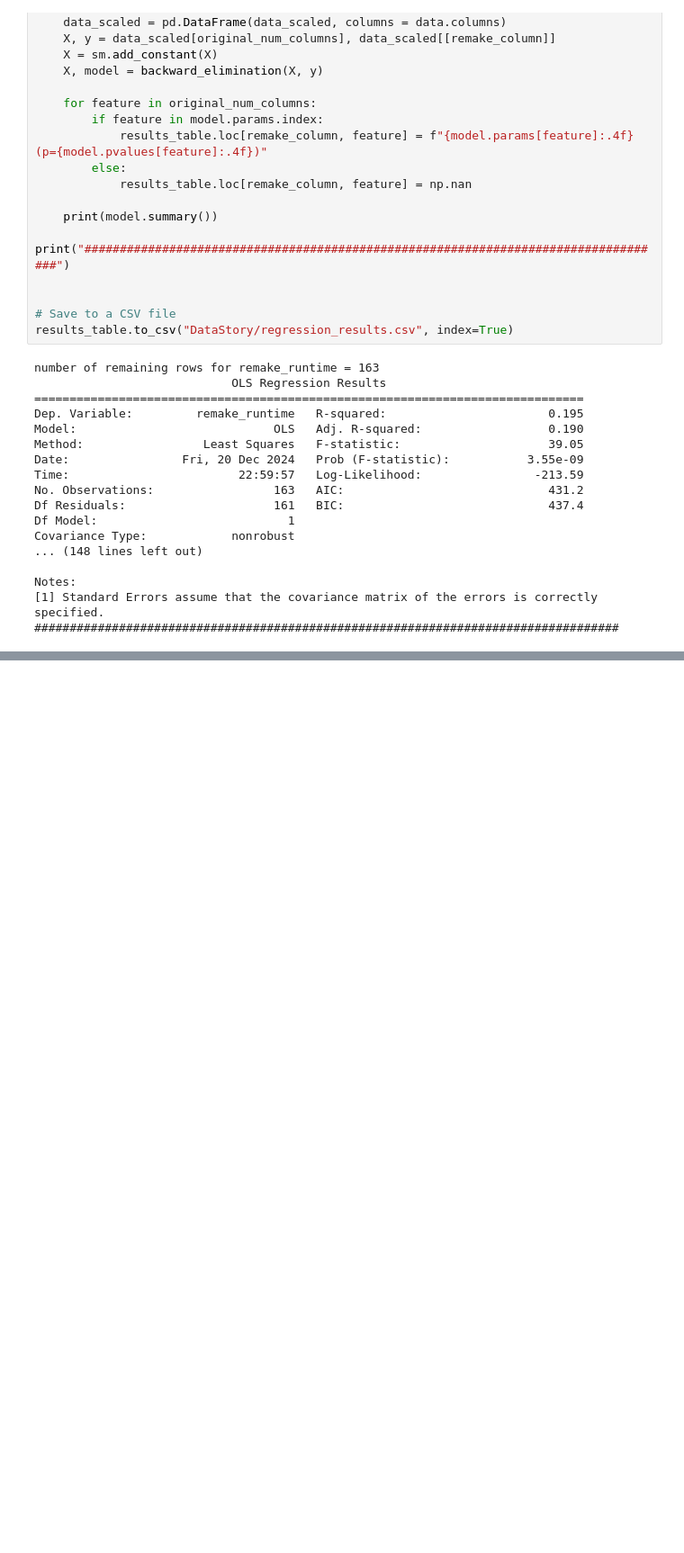
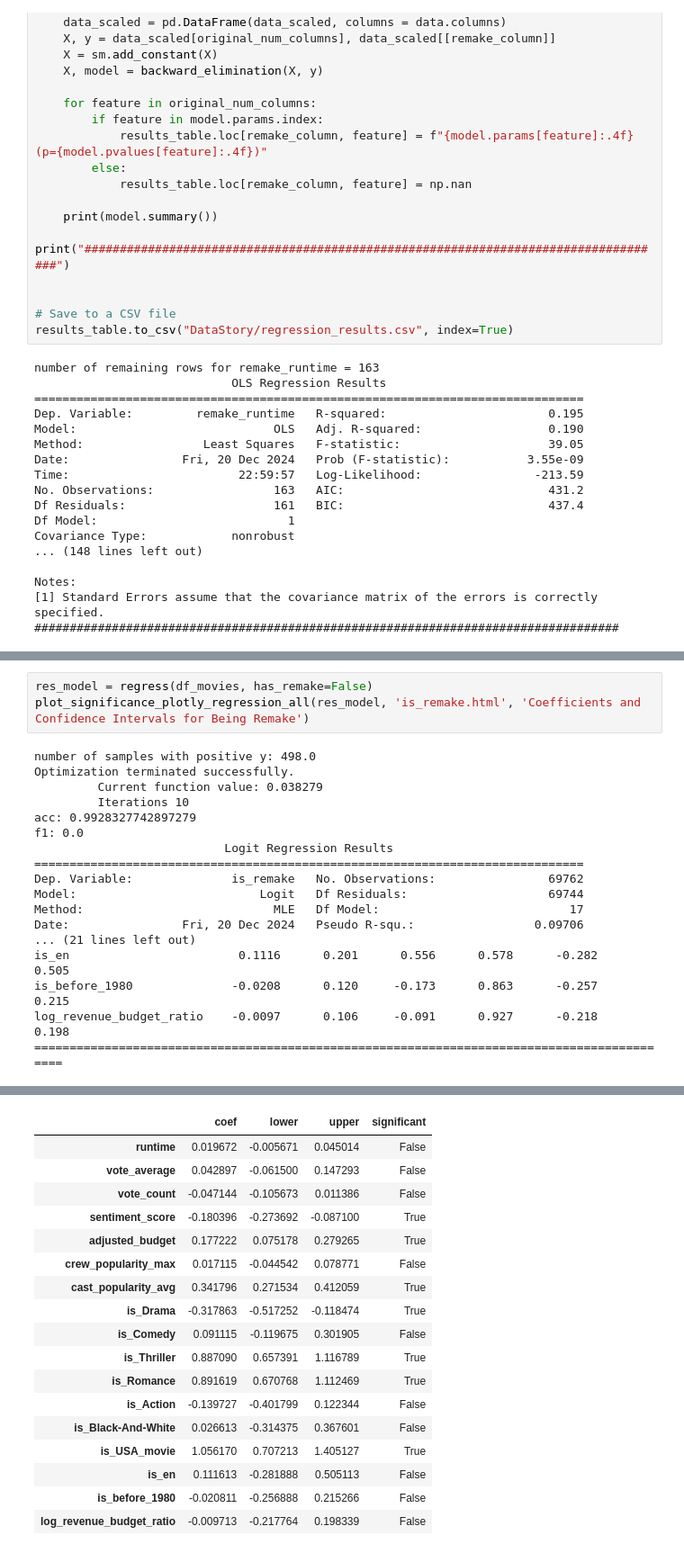
Before and after one commit to epfl-ada/ada-2024-project-madayam, a Jupyter notebook: result_methods.ipynb, the cells around one changed output, grey strips where cells are left out. Shown at 90% size. Saved outputs shown, nothing was run; the diff lists cells and outputs as text; blank space fills up the shorter version.

```diff
--- a/result_methods.ipynb
+++ b/result_methods.ipynb
@@ -578,0 +801,21 @@ Notes:
+# %%
+res_model = regress(df_movies, has_remake=False)
+plot_significance_plotly_regression_all(res_model, 'is_remake.html', 'Coefficients and Confidence Intervals for Being Remake')
+# %% [output]
+number of samples with positive y: 498.0
+Optimization terminated successfully.
+         Current function value: 0.038279
+         Iterations 10
+acc: 0.9928327742897279
+f1: 0.0
+                           Logit Regression Results
+==============================================================================
+Dep. Variable:              is_remake   No. Observations:                69762
+Model:                          Logit   Df Residuals:                    69744
+Method:                           MLE   Df Model:                           17
+Date:                Fri, 20 Dec 2024   Pseudo R-squ.:                 0.09706
+... (21 lines left out)
+is_en                        0.1116      0.201      0.556      0.578      -0.282       0.505
+is_before_1980              -0.0208      0.120     -0.173      0.863      -0.257       0.215
+log_revenue_budget_ratio    -0.0097      0.106     -0.091      0.927      -0.218       0.198
+============================================================================================
@@ -578,0 +823,18 @@ Notes:
+|  | coef | lower | upper | significant |
+| runtime | 0.019672 | -0.005671 | 0.045014 | False |
+| vote_average | 0.042897 | -0.061500 | 0.147293 | False |
+| vote_count | -0.047144 | -0.105673 | 0.011386 | False |
+| sentiment_score | -0.180396 | -0.273692 | -0.087100 | True |
+| adjusted_budget | 0.177222 | 0.075178 | 0.279265 | True |
+| crew_popularity_max | 0.017115 | -0.044542 | 0.078771 | False |
+| cast_popularity_avg | 0.341796 | 0.271534 | 0.412059 | True |
+| is_Drama | -0.317863 | -0.517252 | -0.118474 | True |
+| is_Comedy | 0.091115 | -0.119675 | 0.301905 | False |
+| is_Thriller | 0.887090 | 0.657391 | 1.116789 | True |
+| is_Romance | 0.891619 | 0.670768 | 1.112469 | True |
+| is_Action | -0.139727 | -0.401799 | 0.122344 | False |
+| is_Black-And-White | 0.026613 | -0.314375 | 0.367601 | False |
+| is_USA_movie | 1.056170 | 0.707213 | 1.405127 | True |
+| is_en | 0.111613 | -0.281888 | 0.505113 | False |
+| is_before_1980 | -0.020811 | -0.256888 | 0.215266 | False |
+| log_revenue_budget_ratio | -0.009713 | -0.217764 | 0.198339 | False |
```
Also changed, not shown: parts of 49 cells of this notebook.
